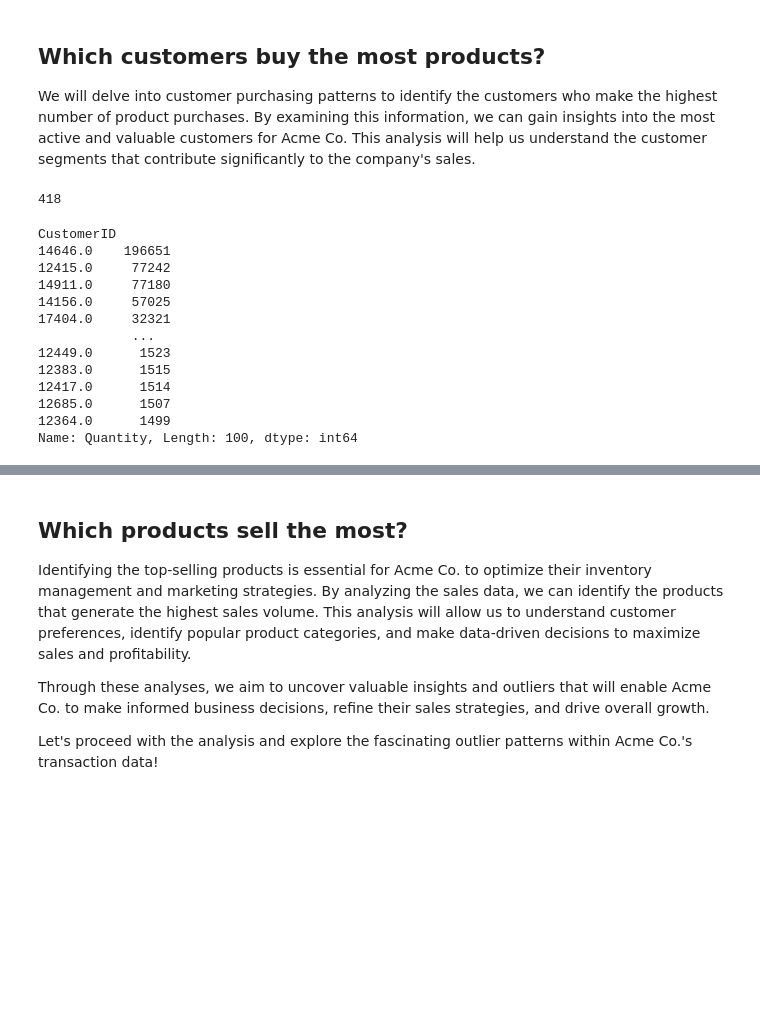
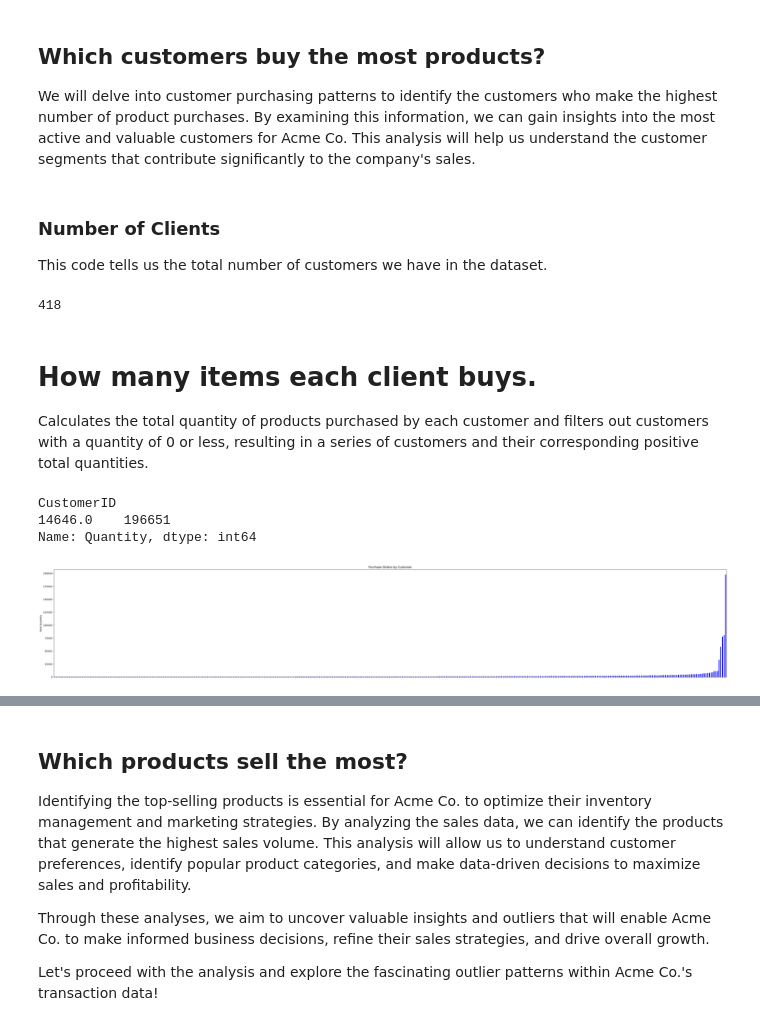
Before and after one commit to TenthAnalyst/Online-Retail-Outlier-Analysis, a Jupyter notebook: online_retail.ipynb, the cells around one changed output, grey strips where cells are left out. Saved outputs shown, nothing was run; the diff lists cells and outputs as text; code cells hidden in the pictures; blank space fills up the shorter version.

```diff
--- a/online_retail.ipynb
+++ b/online_retail.ipynb
@@ -293,24 +293,38 @@ df = pd.read_csv("online_retail (UK excluded, cleaned).csv")
 ## Which customers buy the most products?
 
 We will delve into customer purchasing patterns to identify the customers who make the highest number of product purchases. By examining this information, we can gain insights into the most active and valuable customers for Acme Co. This analysis will help us understand the customer segments that contribute significantly to the company's sales.
+# %% [markdown]
+### Number of Clients
+
+This code tells us the total number of customers we have in the dataset.
 # %%
 df.CustomerID.nunique()
 # %% [output]
 418
+# %% [markdown]
+# How many items each client buys.
+
+Calculates the total quantity of products purchased by each customer and filters out customers with a quantity of 0 or less, resulting in a series of customers and their corresponding positive total quantities.
 # %%
 clients_by_quantity = df.groupby('CustomerID')['Quantity'].sum().sort_values(ascending=False)
-clients_by_quantity.head(100)
+clients_by_quantity = clients_by_quantity[clients_by_quantity > 0]
 # %% [output]
 CustomerID
 14646.0    196651
-12415.0     77242
-14911.0     77180
-14156.0     57025
-17404.0     32321
-            ...
-12449.0      1523
-12383.0      1515
-12417.0      1514
-12685.0      1507
-12364.0      1499
-Name: Quantity, Length: 100, dtype: int64
+Name: Quantity, dtype: int64
+# %%
+# Create the bar plot
+ax = clients_by_quantity.plot(kind='bar', color='blue', figsize=(50,8))
+
+# Set plot aesthetics
+ax.set_xlabel('')
+ax.set_ylabel('Total Quantity')
+ax.set_title('Purchase Orders by Customer')
+
+# Remove x-axis tick labels
+ax.set_xticklabels([])
+
+# Show the plot
+plt.show()
+# %% [output]
+[figure, added]
```
Also changed, not shown: parts of 32 cells of this notebook, 2 other files.
